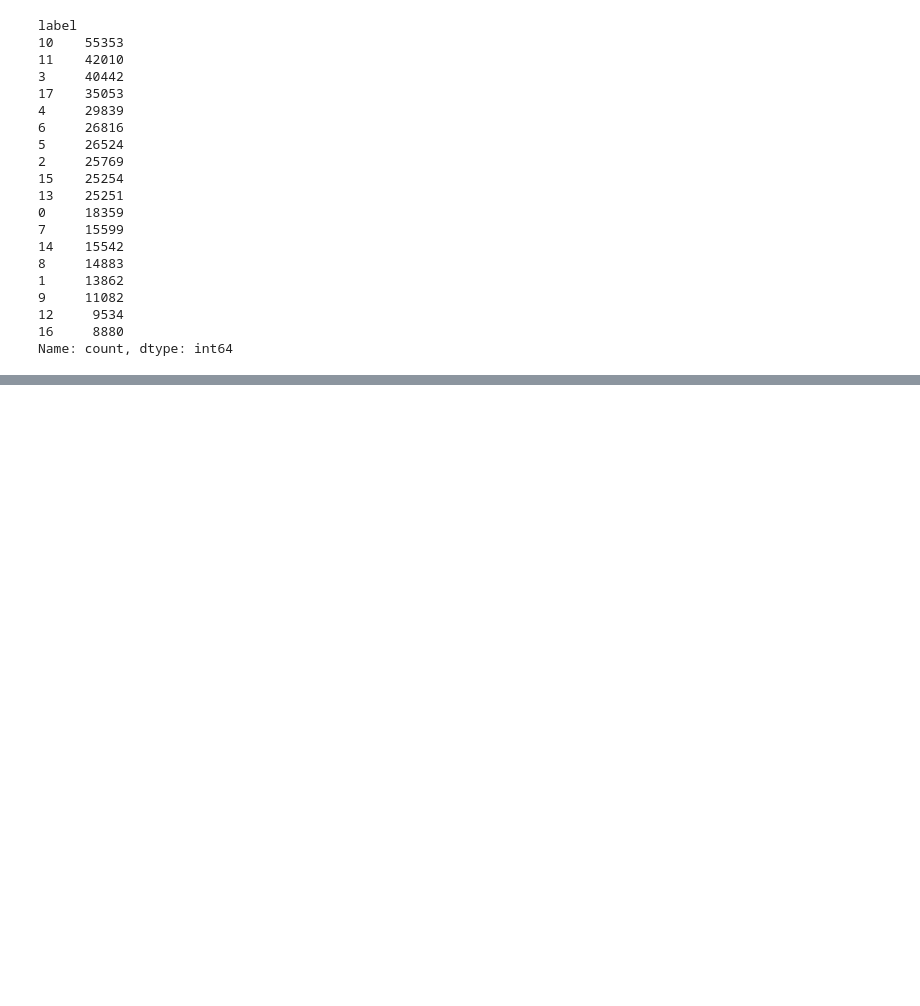
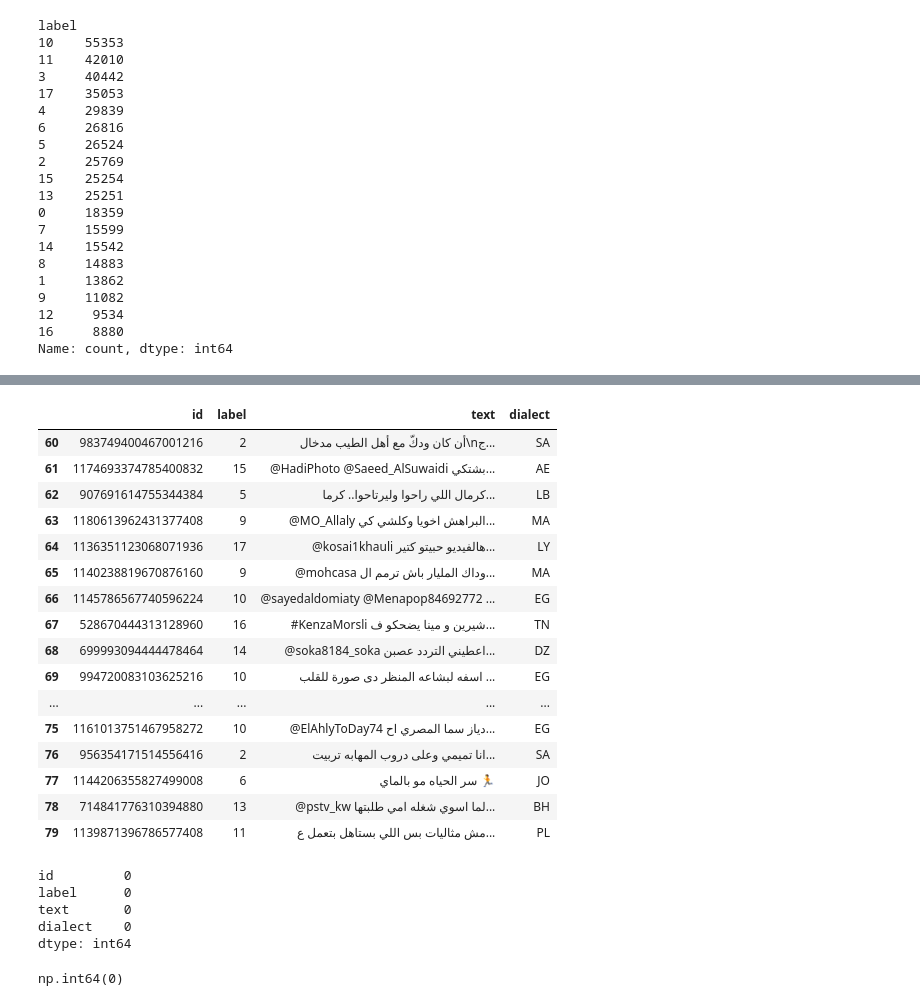
Before and after one commit to Ob1ida/Arabic-dialect-classifier, a Jupyter notebook: 01_data_exploration.ipynb, the cells around one changed output, grey strips where cells are left out. Cells and saved outputs as stored; diff of their text form; code cells hidden in the pictures; blank space fills up the shorter version.

```diff
--- a/01_data_exploration.ipynb
+++ b/01_data_exploration.ipynb
@@ -71,0 +83,5 @@ Name: count, dtype: int64
+# %%
+label_names = ['OM', 'SD', 'SA', 'KW', 'QA', 'LB', 'JO', 'SY', 'IQ', 'MA', 'EG', 'PL', 'YE', 'BH', 'DZ', 'AE', 'TN', 'LY']
+
+df['dialect'] = df['label'].apply(lambda x: label_names[x])
+df.tail()
@@ -71,0 +104,32 @@ Name: count, dtype: int64
+# %%
+df[60:80]
+# %% [output]
+|  | id | label | text | dialect |
+| 60 | 983749400467001216 | 2 | أن كان ودكّ مع أهل الطيب مدخال\nج... | SA |
+| 61 | 1174693374785400832 | 15 | @HadiPhoto @Saeed_AlSuwaidi بشتكي... | AE |
+| 62 | 907691614755344384 | 5 | كرمال اللي راحوا وليرتاحوا.. كرما... | LB |
+| 63 | 1180613962431377408 | 9 | @MO_Allaly البراهش اخويا وكلشي كي... | MA |
+| 64 | 1136351123068071936 | 17 | @kosai1khauli هالفيديو حبيتو كتير... | LY |
+| 65 | 1140238819670876160 | 9 | @mohcasa وداك المليار باش ترمم ال... | MA |
+| 66 | 1145786567740596224 | 10 | @sayedaldomiaty @Menapop84692772 ... | EG |
+| 67 | 528670444313128960 | 16 | #KenzaMorsli شيرين و مينا يضحكو ف... | TN |
+| 68 | 699993094444478464 | 14 | @soka8184_soka اعطيني التردد عصبن... | DZ |
+| 69 | 994720083103625216 | 10 | اسفه لبشاعه المنظر دى صورة للقلب ... | EG |
+| ... | ... | ... | ... | ... |
+| 75 | 1161013751467958272 | 10 | @ElAhlyToDay74 دياز سما المصري اح... | EG |
+| 76 | 956354171514556416 | 2 | انا تميمي وعلى دروب المهابه تربيت... | SA |
+| 77 | 1144206355827499008 | 6 | سر الحياه مو بالماي 🏃 | JO |
+| 78 | 714841776310394880 | 13 | @pstv_kw لما اسوي شغله امي طلبتها... | BH |
+| 79 | 1139871396786577408 | 11 | مش مثاليات بس اللي بستاهل بتعمل ع... | PL |
+# %%
+df.isnull().sum()
+# %% [output]
+id         0
+label      0
+text       0
+dialect    0
+dtype: int64
+# %%
+(df['text'].str.strip() == '').sum()
+# %% [output]
+np.int64(0)
```
Also changed, not shown: parts of 17 cells of this notebook.
